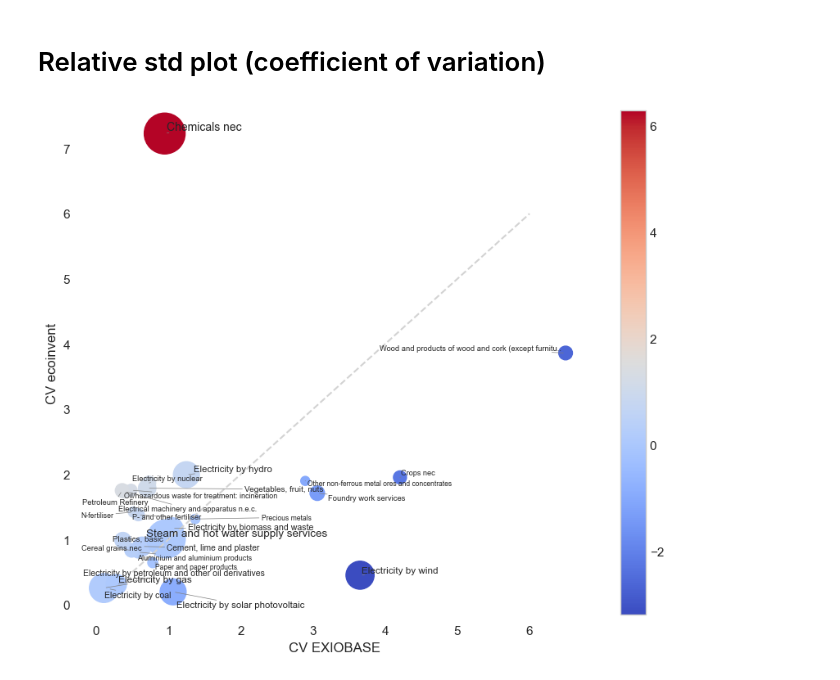
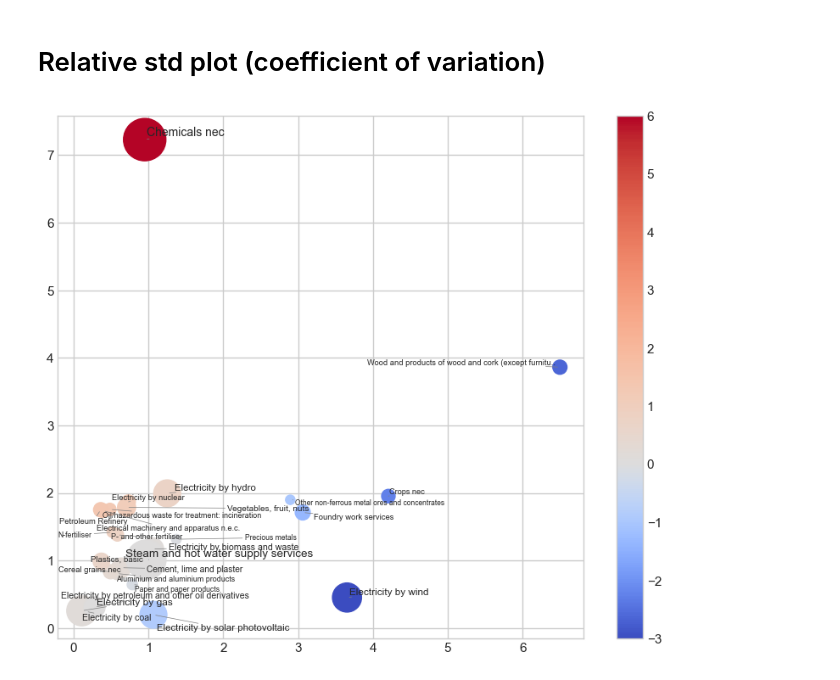
Before and after one commit to bsteubing/ecoinvent-exiobase-comparison, a Jupyter notebook: notebooks/C - Analysis.ipynb, the cells around one changed output. Drawn from its saved outputs; the diff is of its cells as text; code cells hidden in the pictures.

```diff
--- a/notebooks/C - Analysis.ipynb
+++ b/notebooks/C - Analysis.ipynb
@@ -791,46 +760,46 @@ EXI
 # %% [markdown]
 # Relative std plot (coefficient of variation)
 # %%
-fig, ax = plt.subplots(figsize=(10,8))
-plt.style.use(['seaborn-whitegrid'])  # 'default'
-
-# exclude sectors with too small ecoinvent sample size
+# Data
 samplesize_ecoinvent_cutoff = 30
 display_cutoff = 30
+
 DF = EXI[EXI['count_y'] >= samplesize_ecoinvent_cutoff]
+x = DF['EX_relative_std']
+y = DF['EI_relative_std']
+c=DF['improve_diff'],  # color of circle
+s=DF['count_y'] * 2,  # size of circle
 
 mini = round(DF['improve_diff'].min())
 maxi = round(DF['improve_diff'].max())
 
+# Plot
+fig, ax = plt.subplots(figsize=(10,8))
+plt.style.use(['seaborn-whitegrid'])  # 'default'
+
+colormap = plt.cm.coolwarm #or any other colormap
 divnorm = mpl.colors.TwoSlopeNorm(vmin=mini, vcenter=0, vmax=maxi)
 
-ax = DF.plot.scatter(ax=ax, x='EX_relative_std', y='EI_relative_std',
-                     s=DF['count_y'] * 2,  # size of circle
-                     c=DF['improve_diff'],  # color of circle
-                     #norm=divnorm,
-                     colormap="coolwarm",
-    )
+sc = plt.scatter(x, y,
+            c=c,
+            s=s,
+            marker='o',
+            cmap=colormap,
+            norm=divnorm,)
 
-ax.set_xlabel('CV EXIOBASE')
-ax.set_ylabel('CV ecoinvent')
+plt.colorbar(sc)
 
-# diagonal line
-ax.plot([0.5, maxi], [0.5, maxi], color='lightgrey', linestyle='--')
-
-# text annotation
 texts = []
 for k, v in DF.iterrows():
     if v['count_y'] > display_cutoff:
         texts.append(plt.text(v['EX_relative_std'], v['EI_relative_std'], limit_string(k, max_length=50),
                               fontsize=5+0.2*math.sqrt(v['count_y']),
                     ))
 
 adjust_text(texts, arrowprops=dict(arrowstyle="-", color='grey', lw=0.5))
 
-fig.savefig(f"{SCENARIO_PATH}figures/figure_relative_std.png", bbox_inches='tight')
-fig.savefig(f"{SCENARIO_PATH}figures/Figure8.svg", bbox_inches='tight')
-fig.savefig(f"{SCENARIO_PATH}figures/Figure8.pdf", bbox_inches='tight')
-#fig.savefig(f"{SCENARIO_PATH}figures/Figure 6.tif", bbox_inches='tight', dpi=300)  # 18 MB
-fig.savefig(f"{SCENARIO_PATH}figures/Figure 6.jpg", bbox_inches='tight', dpi=300)
+fig.savefig(f"{SCENARIO_PATH}figures/Figure 6 - Coefficient of Variation.jpg", bbox_inches='tight', dpi=300)
+
+# run again to get gridlines
 # %% [output]
-[figure, old version]
+[figure, new version]
```
Also changed, not shown: parts of 16 cells of this notebook, 17 other files.
